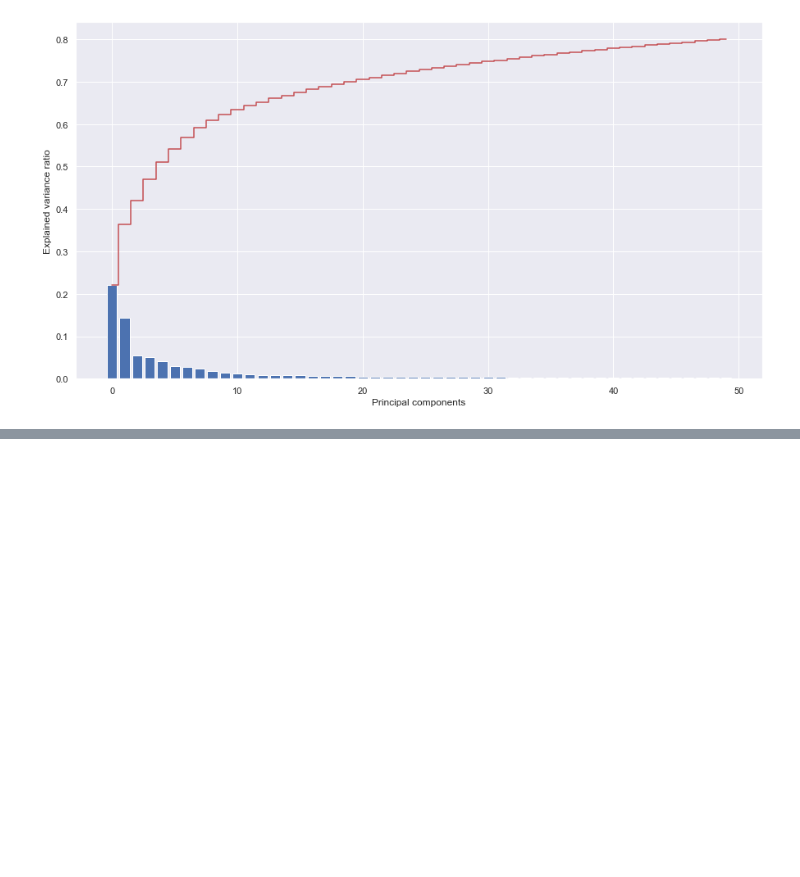
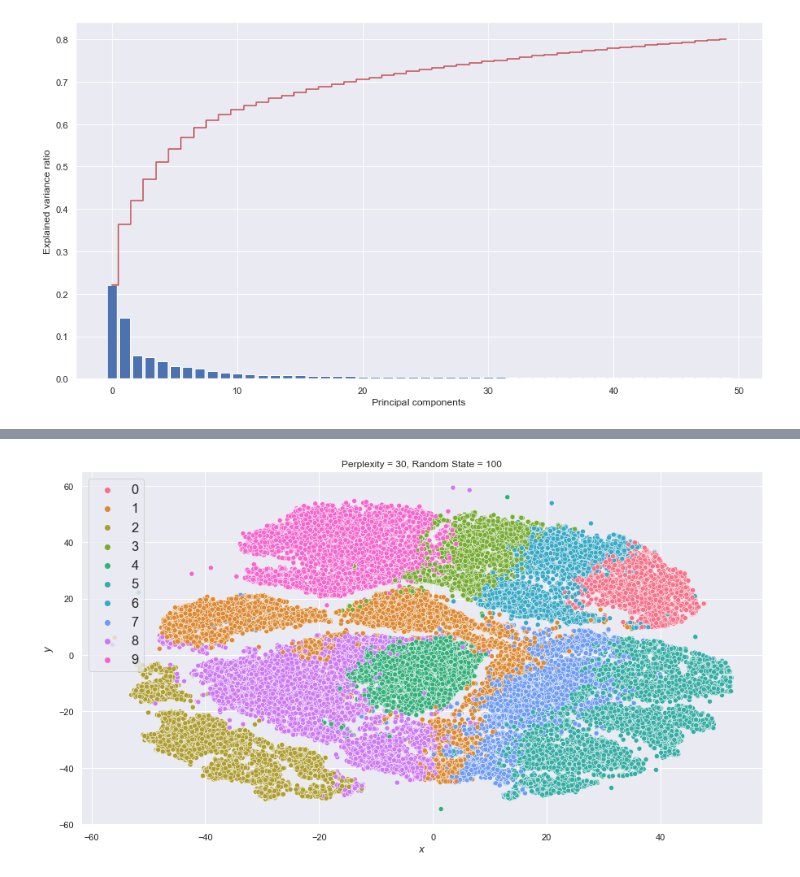
Before and after one commit to JinglunGao/STAT542-FINAL, a Jupyter notebook: Summary Statistics, data processing and unsupervised learning.ipynb, the cells around one changed output, grey strips where cells are left out. Saved outputs shown, nothing was run; the diff lists cells and outputs as text; code cells hidden in the pictures; blank space fills up the shorter version.

```diff
--- a/Summary Statistics, data processing and unsupervised learning.ipynb
+++ b/Summary Statistics, data processing and unsupervised learning.ipynb
@@ -182,0 +185,11 @@ Text(0.5, 0, 'Principal components')
+# %%
+ss_fit = SpectralClustering(n_clusters = 10, n_components = 5,
+                            affinity = 'nearest_neighbors', random_state = 1000).fit(X_std)
+y_pred = ss_fit.labels_
+
+tabel = pd.DataFrame(np.array([np.array(get_dominating_label(y[y_pred == i])) for i in range(10)]),
+             index = ['Cluster' + str(i) for i in range(10)],
+             columns = ['Label' + str(i) for i in range(10)]
+            )
+tabel['Dominating_Label'] = np.argmax(tabel.values, axis = 1)
+tabel
@@ -182,0 +228,17 @@ Text(0.5, 0, 'Principal components')
+# %%
+# Show the diagram
+fig, ax = plt.subplots(figsize = (15, 8))
+with sns.plotting_context("notebook", font_scale = 1.5):
+    sns.scatterplot(x = 'x',
+                    y = 'y',
+                    hue = ss_fit.labels_,
+                    palette = sns.color_palette("husl", 10),
+                    data = df_tsne,
+                    ax = ax)
+
+ax.set_xlabel(r'$x$')
+ax.set_ylabel(r'$y$')
+plt.title('Perplexity = 30, Random State = 100')
+plt.show()
+# %% [output]
+[figure, added]
```
Also changed, not shown: parts of 4 cells of this notebook.
